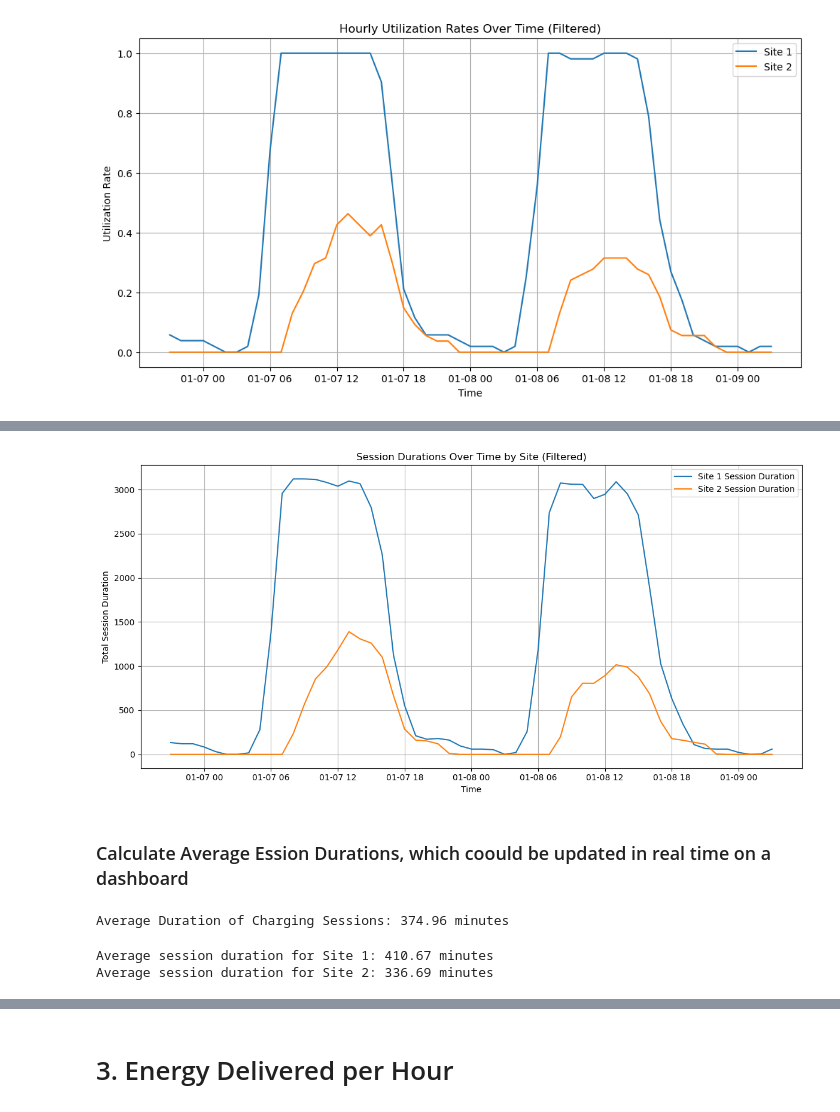
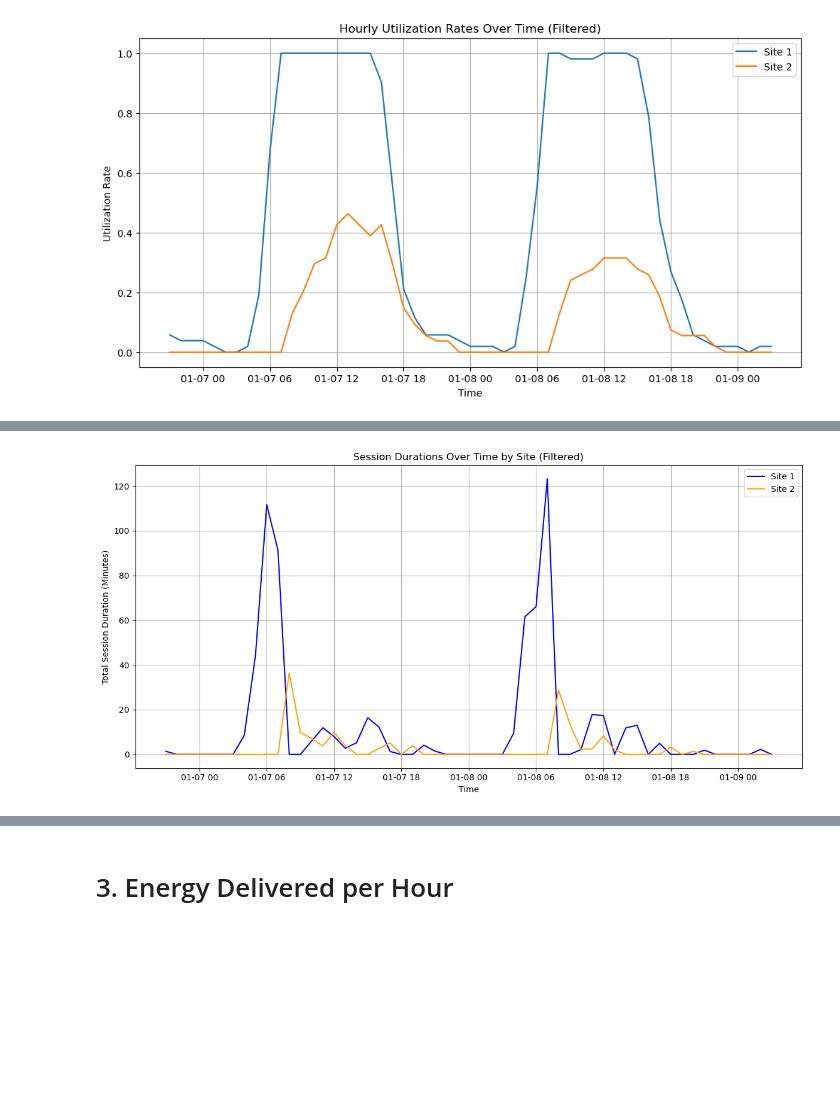
Before and after one commit to JanRkck/AA24, a Jupyter notebook: Task2b.ipynb, the cells around one changed output, grey strips where cells are left out. Saved outputs shown, nothing was run; the diff lists cells and outputs as text; code cells hidden in the pictures; blank space fills up the shorter version.

```diff
--- a/Task2b.ipynb
+++ b/Task2b.ipynb
@@ -219,19 +230,14 @@ plt.show()
 # %%
-# Convert connectionTime and disconnectTime to datetime
-df_ev['connectionTime'] = pd.to_datetime(df_ev['connectionTime'])
-df_ev['disconnectTime'] = pd.to_datetime(df_ev['disconnectTime'])
+df_ev['sessionDuration'] = (df_ev['disconnectTime'] - df_ev['connectionTime']).dt.total_seconds() / 3600
+df_ev['chargingDuration'] = (df_ev['doneChargingTime'] - df_ev['connectionTime']).dt.total_seconds() / 3600
 
-# Calculate session duration in minutes
-df_ev['sessionDuration'] = (df_ev['disconnectTime'] - df_ev['connectionTime']).dt.total_seconds() / 3600
+session_duration_over_time = df_ev.resample('H', on='connectionTime')['chargingDuration'].sum().reset_index()
 
-# Group data by hour and sum session durations
-session_duration_over_time = df_ev.resample('H', on='connectionTime')['sessionDuration'].sum().reset_index()
 
-# Plot session durations over time
 plt.figure(figsize=(12, 6))
 plt.plot(
     session_duration_over_time['connectionTime'],
-    session_duration_over_time['sessionDuration'],
+    session_duration_over_time['chargingDuration'],
     label='Session Duration Over Time',
 )
 plt.title('Session Durations Over Time')
@@ -305,43 +285,42 @@ plt.show()
 # %%
-# Define the timezone and filter timeframe
+# Define the timezone
 timezone = pytz.timezone('America/Los_Angeles')
+
+# Define the filtered time range
 filtered_start_time = datetime(2020, 1, 7, 6, 0).astimezone(timezone)  # Example start time
 filtered_end_time = datetime(2020, 1, 9, 12, 0).astimezone(timezone)  # Example end time
 
-# Ensure the 'hour' column is converted to the correct timezone
-hourly_session_df['hour'] = hourly_session_df['hour'].dt.tz_convert(timezone)
-
 # Filter the DataFrame based on the timeframe
-filtered_session_duration_df = hourly_session_df[
-    (hourly_session_df['hour'] >= filtered_start_time) &
-    (hourly_session_df['hour'] <= filtered_end_time)
+filtered_session_duration_site1 = session_duration_site1[
+    (session_duration_site1['connectionTime'] >= filtered_start_time) &
+    (session_duration_site1['connectionTime'] <= filtered_end_time)
 ]
 
-# Visualization: Plot the filtered session durations for each site
+filtered_session_duration_site2 = session_duration_site2[
+    (session_duration_site2['connectionTime'] >= filtered_start_time) &
+    (session_duration_site2['connectionTime'] <= filtered_end_time)
+]
+
+# Plot session durations over time for both sites within the filtered timeframe
 plt.figure(figsize=(12, 6))
-for site in total_spaces.keys():
-    plt.plot(
-        filtered_session_duration_df['hour'],
-        filtered_session_duration_df[f'sessionDuration_{site}'] *60,
-        label=f'Site {site} Session Duration'
-    )
-
+plt.plot(
+    filtered_session_duration_site1['connectionTime'],
+    filtered_session_duration_site1['chargingDuration'] ,
+    label='Site 1',
+    color='blue'
+)
+plt.plot(
+    filtered_session_duration_site2['connectionTime'],
+    filtered_session_duration_site2['chargingDuration'],
+    label='Site 2',
+    color='orange'
+)
 plt.title('Session Durations Over Time by Site (Filtered)')
 plt.xlabel('Time')
-plt.ylabel('Total Session Duration')
+plt.ylabel('Total Session Duration (Minutes)')
 plt.legend()
 plt.grid()
 plt.tight_layout()
 plt.show()
 # %% [output]
-[figure, old version]
+[figure, new version]
-# %% [markdown]
-### Calculate Average Ession Durations, which coould be updated in real time on a dashboard
-# %%
-df_ev['session_duration'] = (df_ev['disconnectTime'] - df_ev['connectionTime']).dt.total_seconds() / 60
-
-average_duration = df_ev['session_duration'].mean()
-
-print(f"Average Duration of Charging Sessions: {average_duration:.2f} minutes")
-# %% [output]
-Average Duration of Charging Sessions: 374.96 minutes
@@ -365,9 +326,0 @@ def calculate_average_session_duration(site_id, df_ev):
-# %%
-avg_duration_site1 = calculate_average_session_duration(1, df_ev)
-avg_duration_site2 = calculate_average_session_duration(2, df_ev)
-
-print(f"Average session duration for Site 1: {avg_duration_site1:.2f} minutes")
-print(f"Average session duration for Site 2: {avg_duration_site2:.2f} minutes")
-# %% [output]
-Average session duration for Site 1: 410.67 minutes
-Average session duration for Site 2: 336.69 minutes
```
Also changed, not shown: parts of 23 cells of this notebook, 1 other file.
